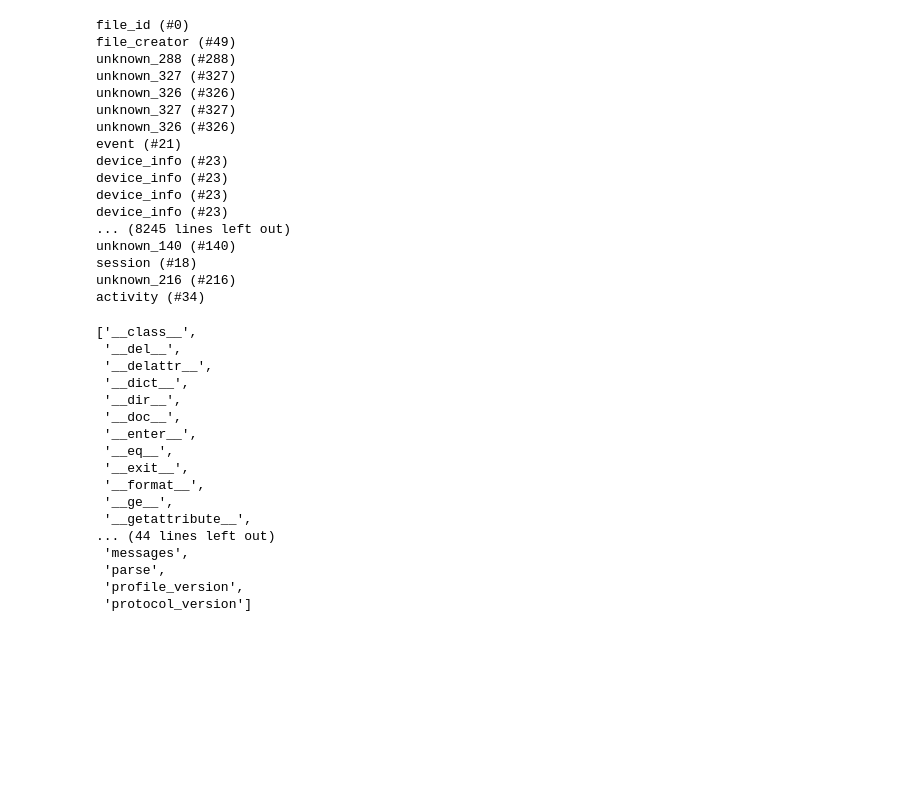
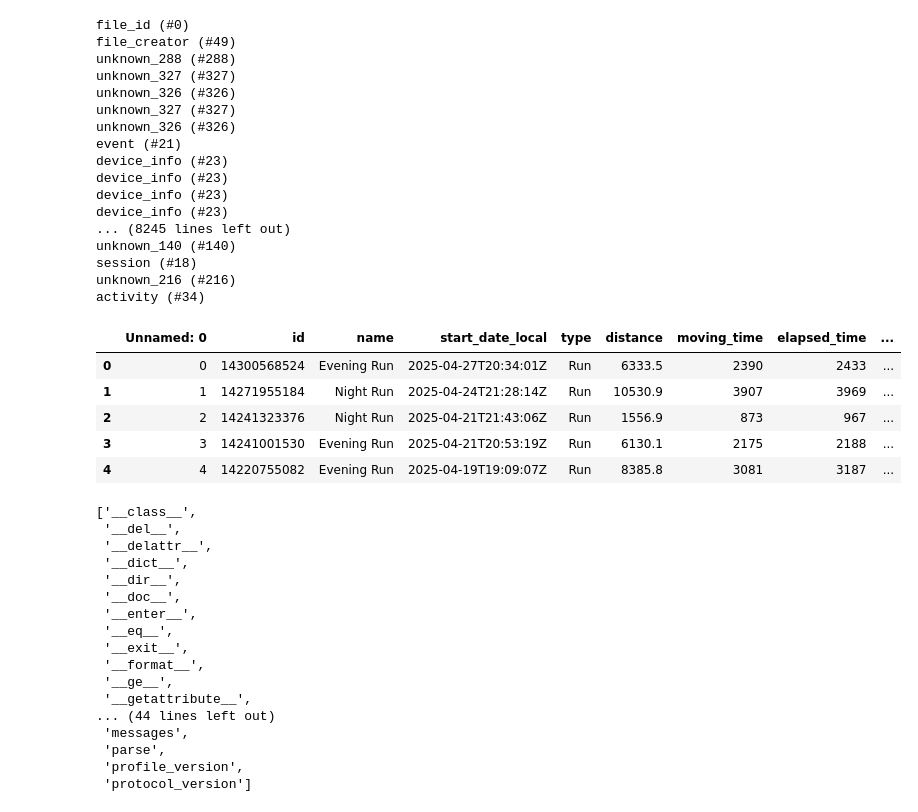
Before and after one commit to swbuchanan/running, a Jupyter notebook: testing.ipynb, the cells around one changed output. Cells and saved outputs as stored; diff of their text form; code cells hidden in the pictures; blank space fills up the shorter version.

```diff
--- a/testing.ipynb
+++ b/testing.ipynb
@@ -27,6 +27,19 @@ unknown_140 (#140)
 session (#18)
 unknown_216 (#216)
 activity (#34)
+# %%
+import pandas as pd
+
+act_csv = pd.read_csv("strava_activities.csv")
+# %%
+act_csv.head()
+# %% [output]
+|  | Unnamed: 0 | id | name | start_date_local | type | distance | moving_time | elapsed_time | ... |
+| 0 | 0 | 14300568524 | Evening Run | 2025-04-27T20:34:01Z | Run | 6333.5 | 2390 | 2433 | ... |
+| 1 | 1 | 14271955184 | Night Run | 2025-04-24T21:28:14Z | Run | 10530.9 | 3907 | 3969 | ... |
+| 2 | 2 | 14241323376 | Night Run | 2025-04-21T21:43:06Z | Run | 1556.9 | 873 | 967 | ... |
+| 3 | 3 | 14241001530 | Evening Run | 2025-04-21T20:53:19Z | Run | 6130.1 | 2175 | 2188 | ... |
+| 4 | 4 | 14220755082 | Evening Run | 2025-04-19T19:09:07Z | Run | 8385.8 | 3081 | 3187 | ... |
 # %%
 dir(fitfile)
 # %% [output]
```
Also changed, not shown: 50 other files.
